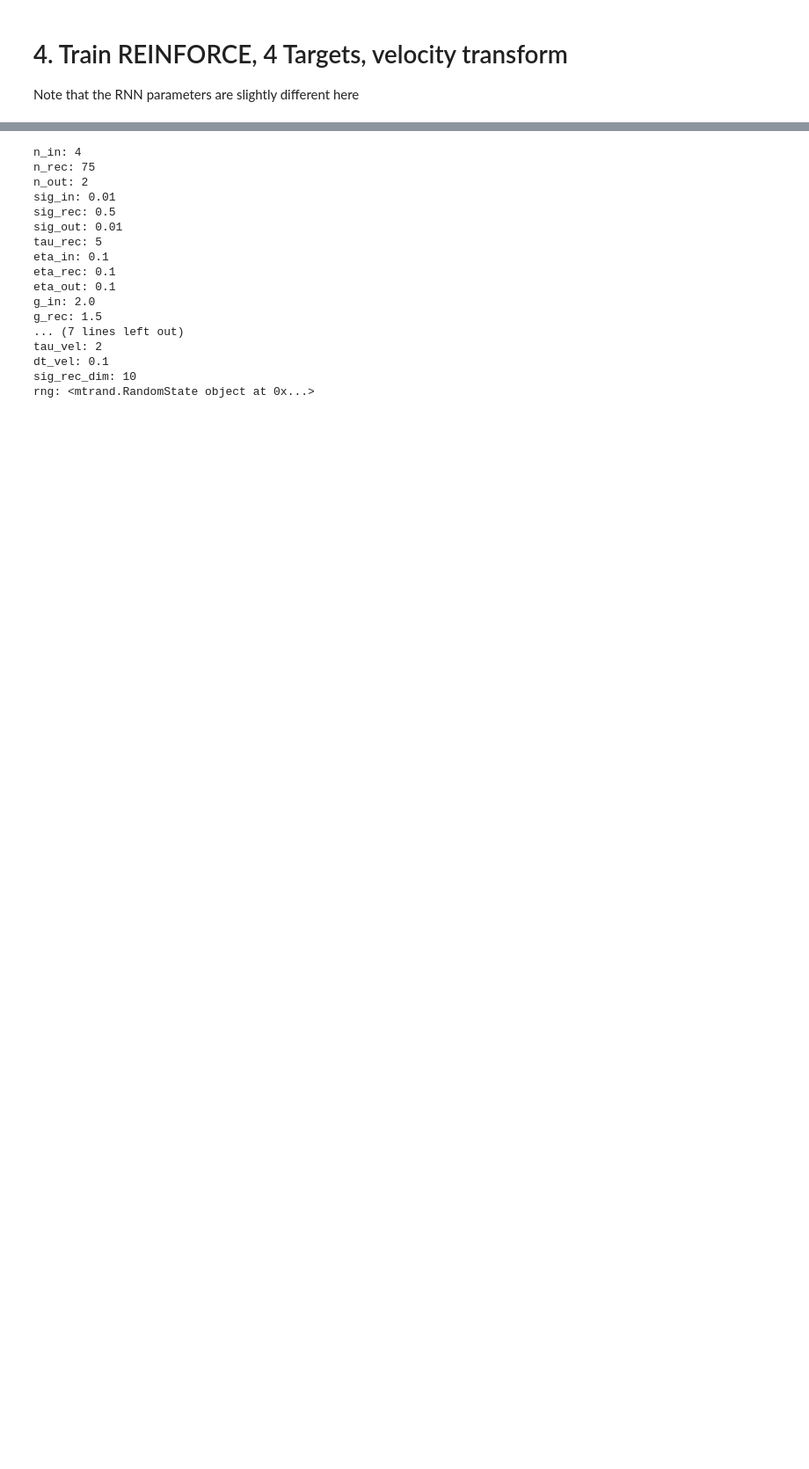
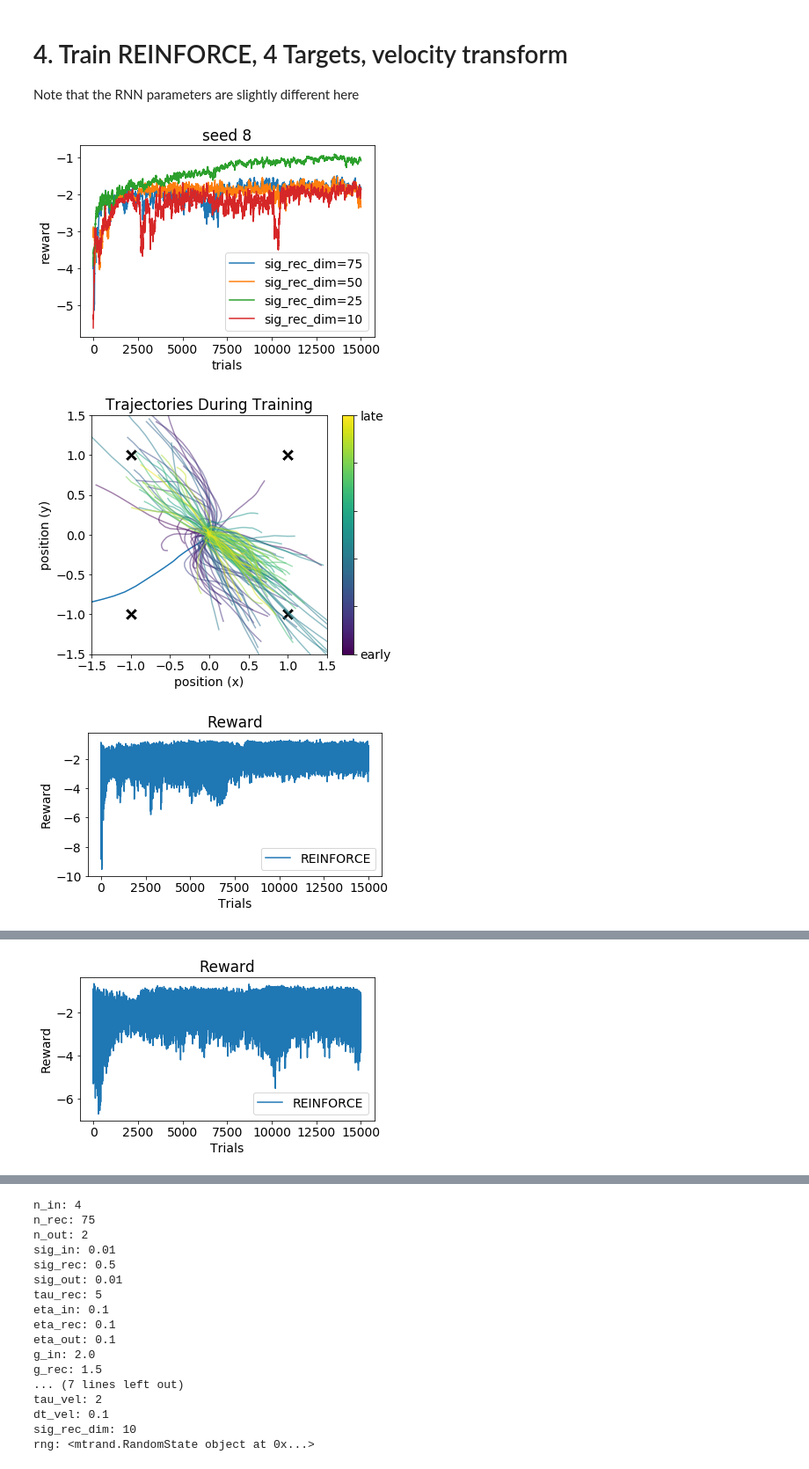
Before and after one commit to jacobfulano/rnn-learning, a Jupyter notebook: examples/REINFORCE/Example-NonIsotropicNoise.ipynb, the cells around one changed output, grey strips where cells are left out. Shown at 88% size. Cells and saved outputs as stored; diff of their text form; code cells hidden in the pictures; blank space fills up the shorter version.

```diff
--- a/examples/REINFORCE/Example-NonIsotropicNoise.ipynb
+++ b/examples/REINFORCE/Example-NonIsotropicNoise.ipynb
@@ -365,7 +365,7 @@ rng: <mtrand.RandomState object at 0x...>
 
 Note that the RNN parameters are slightly different here
 # %%
-seed=5
+seed=8
 fig1, ax1 = plt.subplots(1,1)
 # Loop over dimension of recurrent noise
 for sig_rec_dim in [75,50,25,10]:
@@ -373,31 +373,35 @@ for sig_rec_dim in [75,50,25,10]:
     params = RNNparams(n_in=4,n_rec=75,n_out=2,tau_rec=5,
                    eta_in=0.1,eta_rec=0.1,eta_out=0.1,
                    sig_in=0.01,sig_rec=0.5,sig_out=0.01,
                    velocity_transform=True, tau_vel = 2, dt_vel = 0.1,sig_rec_dim=sig_rec_dim,
                    rng=np.random.RandomState(seed))
 
     # Initialize RNN
     net = RNN(params)
 
 
     # initialize simulation
     sim = Simulation(net)
 
     # instantiate learning algorithm
     # Specify particular matrix/unit to apply algorithm
     reinforce = REINFORCE(net,apply_to=['w_rec'],online=False,tau_reward=5)
 
-    sim.run_session(n_trials=25000, tasks=[task1,task2,task3,task4], learn_alg=[reinforce], probe_types=['pos','reward'], plot=True, plot_freq=100)
+    sim.run_session(n_trials=15000, tasks=[task1,task2,task3,task4], learn_alg=[reinforce], probe_types=['pos','reward'], plot=True, plot_freq=100)
 
     fig = plot_trained_trajectories(sim=sim, tasks=[task1,task2,task3,task4],title='Recurrent Noise Dimension = {}'.format(sig_rec_dim))
 
 
     """ Plot Loss with moving average for comparison across sweep """
     av = uniform_filter1d(np.mean(sim.session_probes['reward'],axis=1),50)
     ax1.plot(av,label='sig_rec_dim={}'.format(sig_rec_dim))
 
 ax1.set_xlabel('trials')
 ax1.set_ylabel('reward')
 ax1.set_title('seed {}'.format(seed))
 ax1.legend(loc=4)
 plt.show()
+# %% [output]
+[figure, added]
+[figure, added]
+[figure, added]
@@ -403,0 +410 @@ plt.show()
+[figure, added]
```
Also changed, not shown: parts of 1 cell of this notebook, 6 other files.
